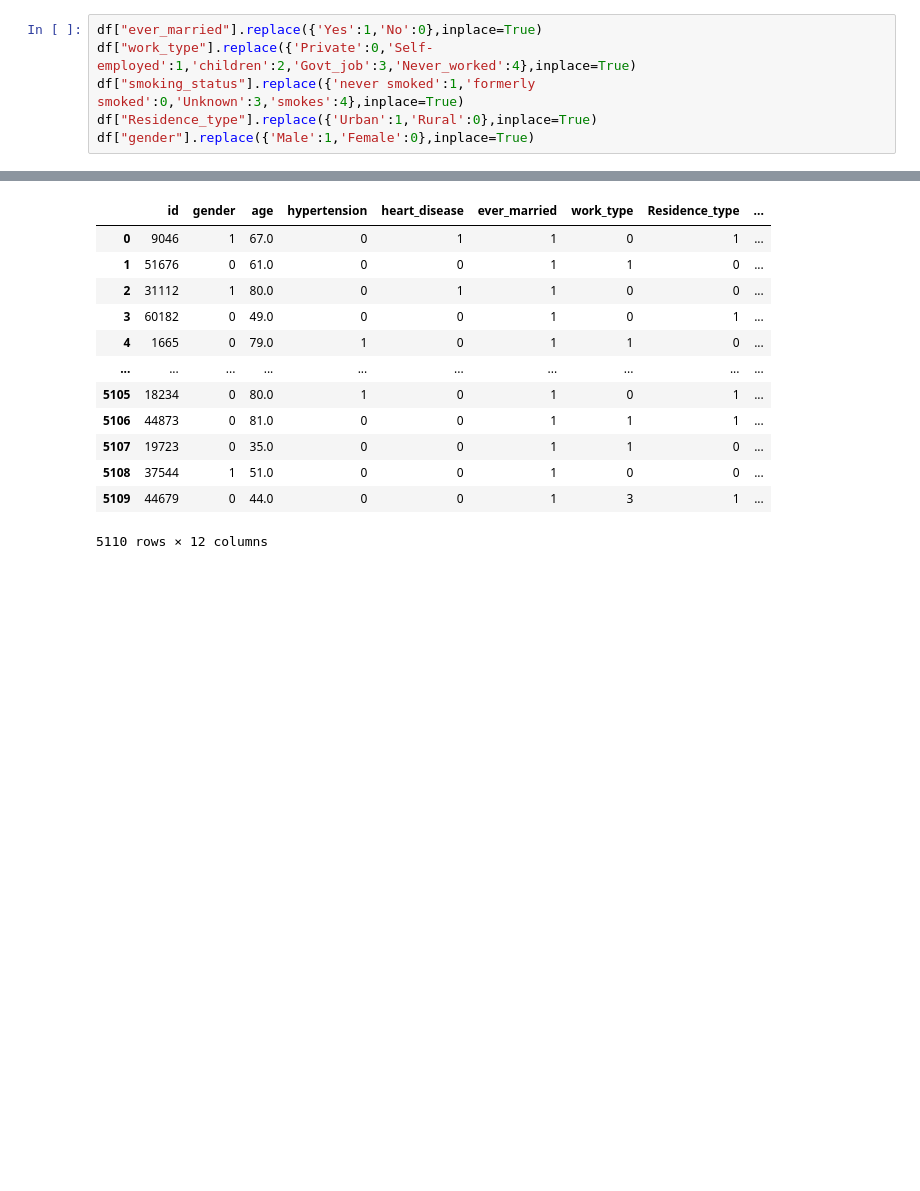
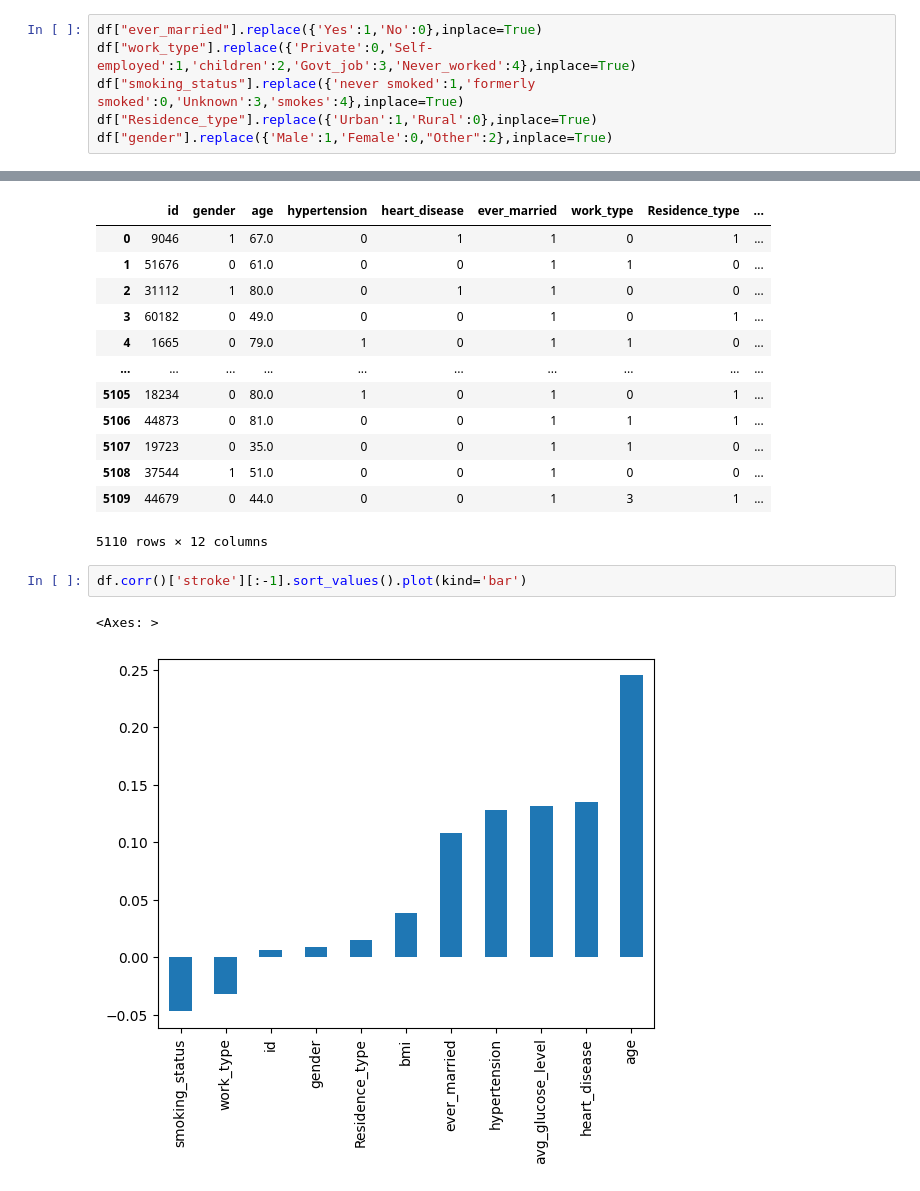
Before and after one commit to Someshwarwaghmode/AI_Trainig_Lecture, a Jupyter notebook: Day_1.ipynb, the cells around one changed output, grey strips where cells are left out. Drawn from its saved outputs; the diff is of its cells as text; blank space fills up the shorter version.

Commit message:
Add one Graph of correlation

```diff
--- a/Day_1.ipynb
+++ b/Day_1.ipynb
@@ -387,4 +387,4 @@ df["ever_married"].replace({'Yes':1,'No':0},inplace=True)
 df["work_type"].replace({'Private':0,'Self-employed':1,'children':2,'Govt_job':3,'Never_worked':4},inplace=True)
 df["smoking_status"].replace({'never smoked':1,'formerly smoked':0,'Unknown':3,'smokes':4},inplace=True)
 df["Residence_type"].replace({'Urban':1,'Rural':0},inplace=True)
-df["gender"].replace({'Male':1,'Female':0},inplace=True)
+df["gender"].replace({'Male':1,'Female':0,"Other":2},inplace=True)
@@ -411,3 +404,8 @@ df
 | 5108 | 37544 | 1 | 51.0 | 0 | 0 | 1 | 0 | 0 | ... |
 | 5109 | 44679 | 0 | 44.0 | 0 | 0 | 1 | 3 | 1 | ... |
 5110 rows × 12 columns
+# %%
+df.corr()['stroke'][:-1].sort_values().plot(kind='bar')
+# %% [output]
+<Axes: >
+[figure, added]
```
Also changed, not shown: parts of 1 cell of this notebook.
